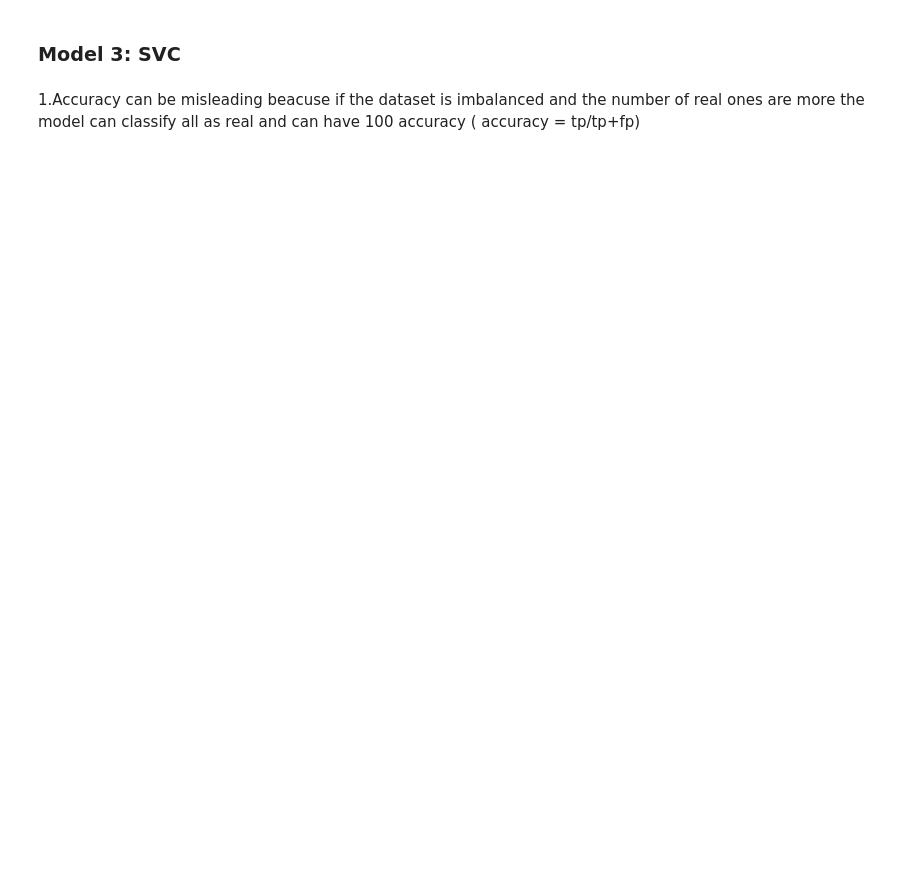
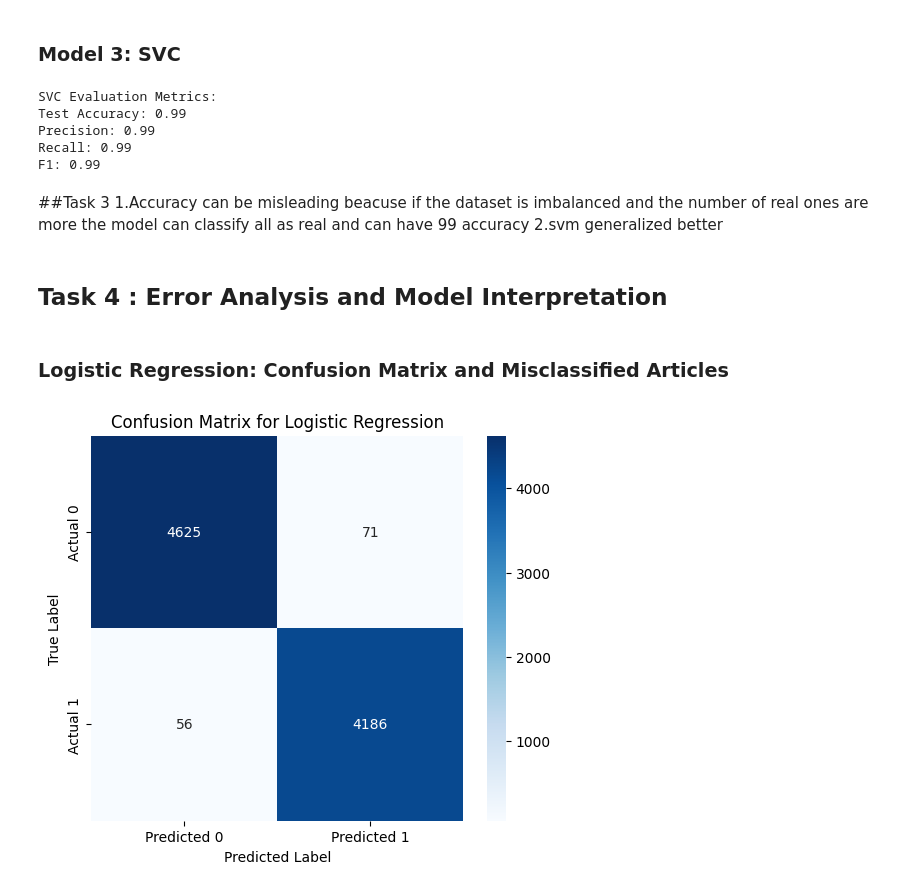
Before and after one commit to ananthakrishnanm010/Real_or_Fake, a Jupyter notebook: FakeVsReal.ipynb, the cells around one changed output. Cells and saved outputs as stored; diff of their text form; code cells hidden in the pictures; blank space fills up the shorter version.

```diff
--- a/FakeVsReal.ipynb
+++ b/FakeVsReal.ipynb
@@ -252,13 +334,3 @@ df.head(3)
 # Embedding
 # %% [markdown]
 ## TF-IDF Implementation
-# %%
-df['text'] = df['lemmatized_text'].apply(lambda x: ' '.join(x))
-
-tfidf = TfidfVectorizer(max_features=5000)
-
-X = tfidf.fit_transform(df['text'])
-
-y = df['label']
-
-print("Shape of TF-IDF Matrix:", X.shape)
@@ -303,12 +337,17 @@ y = df['label']
 # %%
-X_train, X_test, y_train, y_test = train_test_split(
-    X,
-    y,
+X_train_text, X_test_text, y_train, y_test = train_test_split(
+    df['text'],
+    df['label'],
     test_size=0.2,
     random_state=42,
-    stratify=y
+    stratify=df['label']
 )
 
-print("Training Data Shape :", X_train.shape)
-print("Testing Data Shape  :", X_test.shape)
+tfidf = TfidfVectorizer(max_features=5000)
+
+X_train = tfidf.fit_transform(X_train_text)
+X_test = tfidf.transform(X_test_text)
+
+print("Training Data Shape:", X_train.shape)
+print("Testing Data Shape :", X_test.shape)
 # %% [output]
@@ -385,2 +420,53 @@ print(classification_report(y_test, y_pred_svm))
+# %%
+from sklearn.svm import LinearSVC
+from sklearn.metrics import accuracy_score, precision_score, recall_score, f1_score
+
+svm = LinearSVC()
+
+svm.fit(X_train, y_train)
+
+y_pred_svm = svm.predict(X_test)
+
+# Evaluate the model
+accuracy = accuracy_score(y_test, y_pred_svm)
+precision = precision_score(y_test, y_pred_svm, average='weighted')
+recall = recall_score(y_test, y_pred_svm, average='weighted')
+f1 = f1_score(y_test, y_pred_svm, average='weighted')
+
+print("SVC Evaluation Metrics:")
+print(f"Test Accuracy: {accuracy:.2f}")
+print(f"Precision: {precision:.2f}")
+print(f"Recall: {recall:.2f}")
+print(f"F1: {f1:.2f}")
+# %% [output]
+SVC Evaluation Metrics:
+Test Accuracy: 0.99
+Precision: 0.99
+Recall: 0.99
+F1: 0.99
 # %% [markdown]
-1.Accuracy can be misleading beacuse  if the dataset is imbalanced and the number of real ones are more the model can classify all as real and can have 100 accuracy ( accuracy = tp/tp+fp)
+##Task 3
+1.Accuracy can be misleading beacuse  if the dataset is imbalanced and the number of real ones are more the model can classify all as real and can have 99 accuracy
+2.svm generalized better
+# %% [markdown]
+## Task 4 : Error Analysis and Model Interpretation
+# %% [markdown]
+### Logistic Regression: Confusion Matrix and Misclassified Articles
+# %%
+from sklearn.metrics import confusion_matrix
+import seaborn as sns
+import matplotlib.pyplot as plt
+
+# Generate Confusion Matrix for Logistic Regression
+cm_log_reg = confusion_matrix(y_test, y_pred_log_reg)
+
+plt.figure(figsize=(6, 5))
+sns.heatmap(cm_log_reg, annot=True, fmt='d', cmap='Blues',
+            xticklabels=['Predicted 0', 'Predicted 1'],
+            yticklabels=['Actual 0', 'Actual 1'])
+plt.title('Confusion Matrix for Logistic Regression')
+plt.xlabel('Predicted Label')
+plt.ylabel('True Label')
+plt.show()
+# %% [output]
+[figure, added]
```
Also changed, not shown: parts of 25 cells of this notebook.
